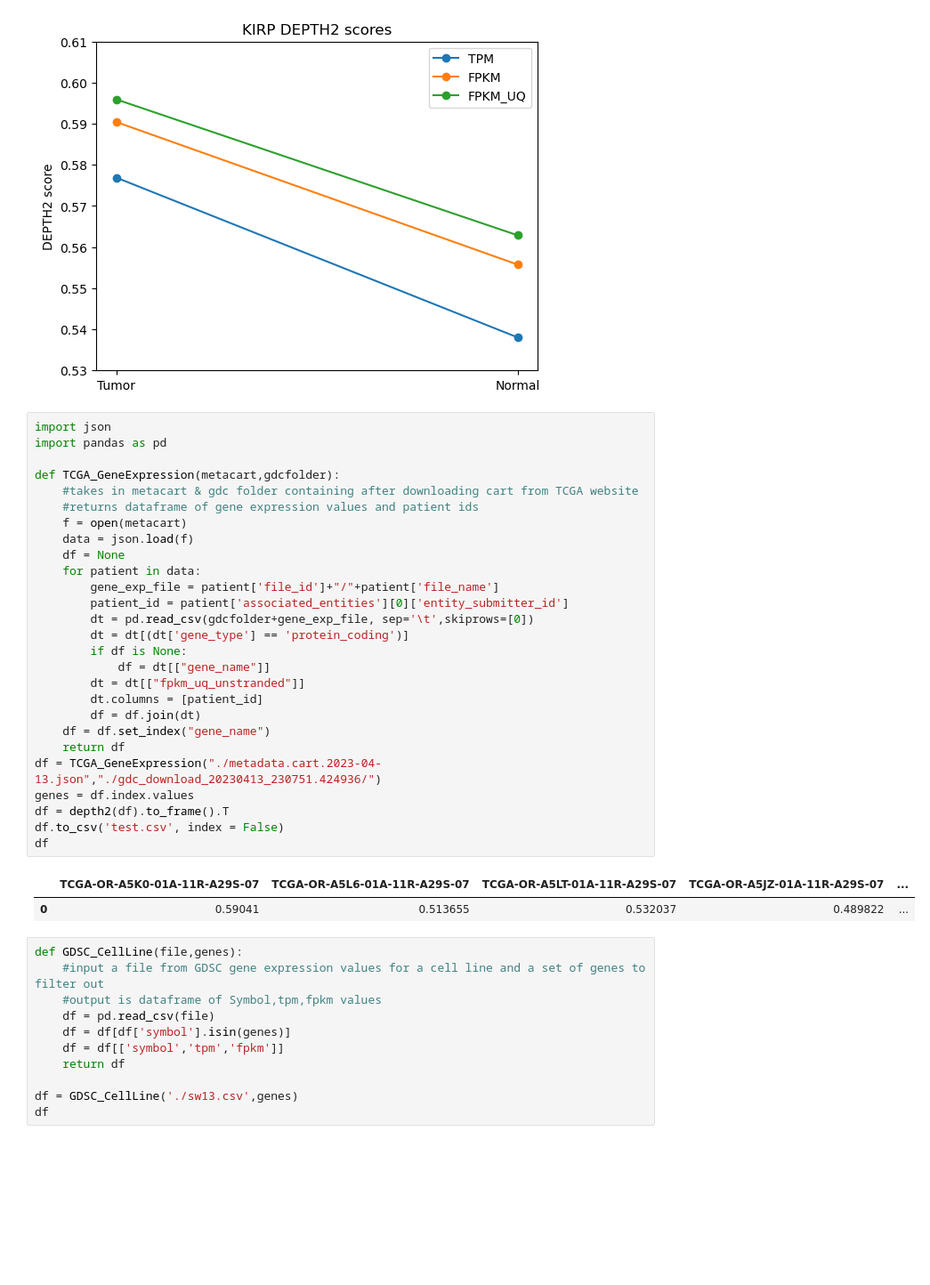
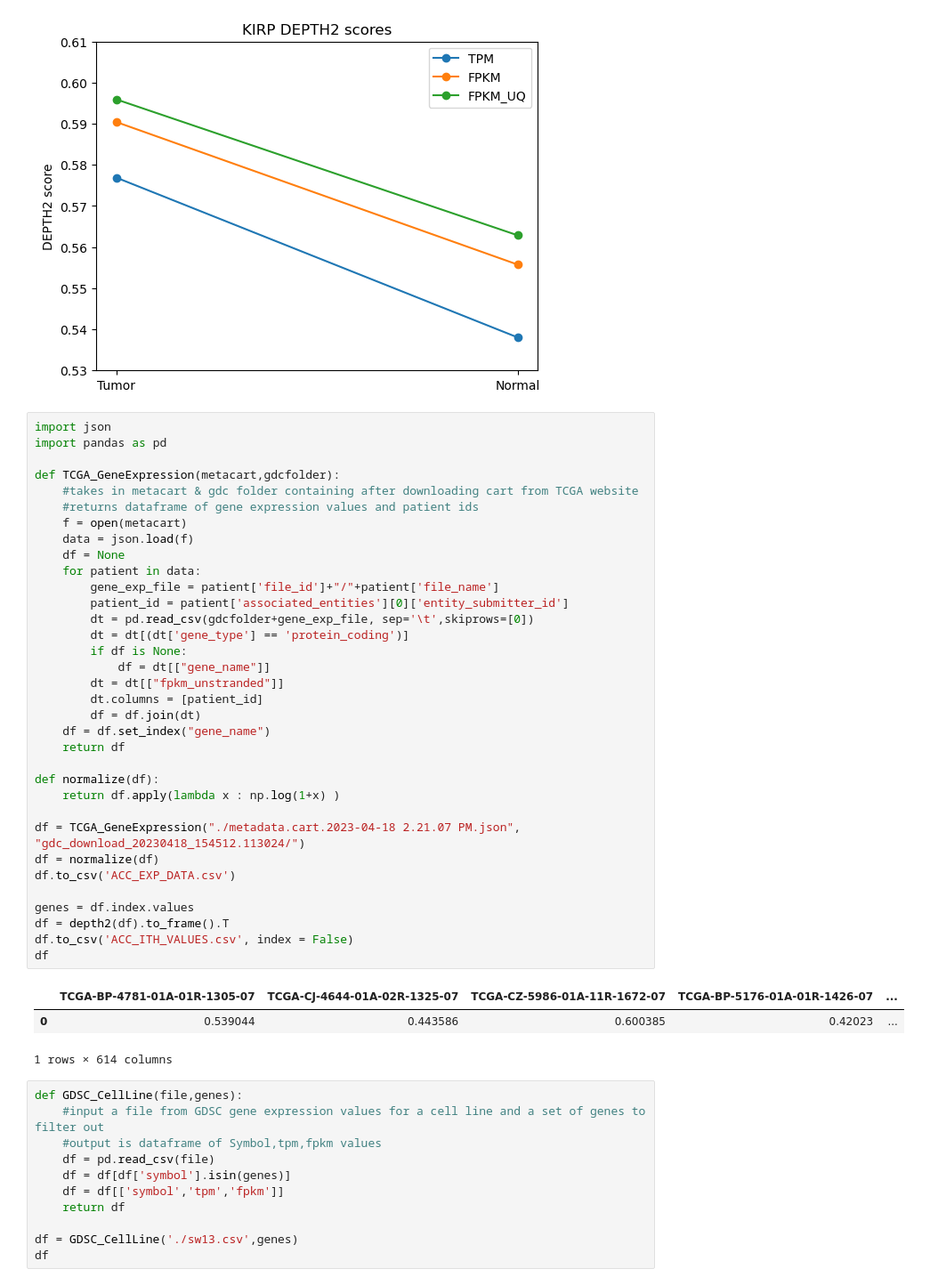
Before and after one commit to ricardo0129/FinalProject, a Jupyter notebook: DEPTH2.ipynb, the cells around one changed output. Shown at 89% size. Saved outputs shown, nothing was run; the diff lists cells and outputs as text; blank space fills up the shorter version.

```diff
--- a/DEPTH2.ipynb
+++ b/DEPTH2.ipynb
@@ -224,33 +224,41 @@ plt.show()
 # %%
 import json
 import pandas as pd
 
 def TCGA_GeneExpression(metacart,gdcfolder):
     #takes in metacart & gdc folder containing after downloading cart from TCGA website
     #returns dataframe of gene expression values and patient ids
     f = open(metacart)
     data = json.load(f)
     df = None
     for patient in data:
         gene_exp_file = patient['file_id']+"/"+patient['file_name']
         patient_id = patient['associated_entities'][0]['entity_submitter_id']
         dt = pd.read_csv(gdcfolder+gene_exp_file, sep='\t',skiprows=[0])
         dt = dt[(dt['gene_type'] == 'protein_coding')]
         if df is None:
             df = dt[["gene_name"]]
-        dt = dt[["fpkm_uq_unstranded"]]
+        dt = dt[["fpkm_unstranded"]]
         dt.columns = [patient_id]
         df = df.join(dt)
     df = df.set_index("gene_name")
     return df
-df = TCGA_GeneExpression("./metadata.cart.2023-04-13.json","./gdc_download_20230413_230751.424936/")
+
+def normalize(df):
+    return df.apply(lambda x : np.log(1+x) )
+
+df = TCGA_GeneExpression("./metadata.cart.2023-04-18 2.21.07 PM.json", "gdc_download_20230418_154512.113024/")
+df = normalize(df)
+df.to_csv('ACC_EXP_DATA.csv')
+
 genes = df.index.values
 df = depth2(df).to_frame().T
-df.to_csv('test.csv', index = False)
+df.to_csv('ACC_ITH_VALUES.csv', index = False)
 df
 # %% [output]
-|  | TCGA-OR-A5K0-01A-11R-A29S-07 | TCGA-OR-A5L6-01A-11R-A29S-07 | TCGA-OR-A5LT-01A-11R-A29S-07 | TCGA-OR-A5JZ-01A-11R-A29S-07 | ... |
-| 0 | 0.59041 | 0.513655 | 0.532037 | 0.489822 | ... |
+|  | TCGA-BP-4781-01A-01R-1305-07 | TCGA-CJ-4644-01A-02R-1325-07 | TCGA-CZ-5986-01A-11R-1672-07 | TCGA-BP-5176-01A-01R-1426-07 | ... |
+| 0 | 0.539044 | 0.443586 | 0.600385 | 0.42023 | ... |
+1 rows × 614 columns
 # %%
 def GDSC_CellLine(file,genes):
     #input a file from GDSC gene expression values for a cell line and a set of genes to filter out
```
Also changed, not shown: parts of 2 cells of this notebook, 2 other files.
